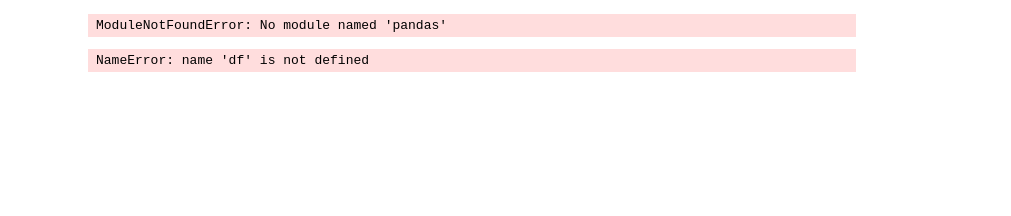
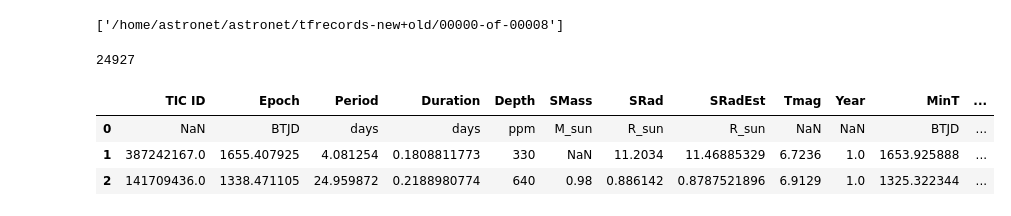
Before and after one commit to Ch0comilo/eci-centauri-cnn, a Jupyter notebook: Data.ipynb, the cells around one changed output. Drawn from its saved outputs; the diff is of its cells as text; code cells hidden in the pictures; blank space fills up the shorter version.

```diff
--- a/Data.ipynb
+++ b/Data.ipynb
@@ -7,8 +27,8 @@ import tensorflow as tf
 # model_name = 'AstroCNNModelVetting'
 # config_name = 'vrevised'
 # labels = ['p', 'e', 'n']
-tces_file = '/mnt/tess/astronet/tces-v14-val.csv'
-file_pattern = '/mnt/tess/astronet/tfrecords-38-val/*'
+tces_file = '/home/astronet/NASA/tces_with_labels_v3.csv'
+file_pattern = '/home/astronet/astronet/tfrecords-new+old/*'
 model_name = 'AstroCNNModel'
 config_name = 'final_alpha_1'
 labels = ['E', 'N', 'J', 'S', 'B']
@@ -221,23 +293,20 @@ list(tce.features.feature.keys())
-# %%
-import pandas as pd
-
-# Load your CSV
-df = pd.read_csv(
-	r"C:\Users\danie\data\NASA\tces_with_labels_v3.csv",
-	comment="#",   # ignore lines starting with #
-    header=0,      # first valid row after comments is header
-    low_memory=False
-)
-
-df.dropna(subset=['TIC ID'], inplace=True)
-
-# Count NaNs in TIC ID column
-nan_count = df['TIC ID'].isna().sum()
-
-print("Number of NaNs in TIC ID:", nan_count)
-# %% [output]
-ModuleNotFoundError: No module named 'pandas'
-# %%
-df.head(6)
-# %% [output]
-NameError: name 'df' is not defined
+# %%
+print(filenames)
+# %% [output]
+['/home/astronet/astronet/tfrecords-new+old/00000-of-00008']
+# %%
+import pandas as pd
+
+tce_table = pd.read_csv(
+    tces_file,
+    comment="#",   # ignore metadata lines
+    skiprows=[1],  # skip the units row
+)
+print(len(tce_table))
+tce_table.head(3)
+# %% [output]
+24927
+|  | TIC ID | Epoch | Period | Duration | Depth | SMass | SRad | SRadEst | Tmag | Year | MinT | ... |
+| 0 | NaN | BTJD | days | days | ppm | M_sun | R_sun | R_sun | NaN | NaN | BTJD | ... |
+| 1 | 387242167.0 | 1655.407925 | 4.081254 | 0.1808811773 | 330 | NaN | 11.2034 | 11.46885329 | 6.7236 | 1.0 | 1653.925888 | ... |
+| 2 | 141709436.0 | 1338.471105 | 24.959872 | 0.2188980774 | 640 | 0.98 | 0.886142 | 0.8787521896 | 6.9129 | 1.0 | 1325.322344 | ... |
```
Also changed, not shown: parts of 21 cells of this notebook, 20 other files.
